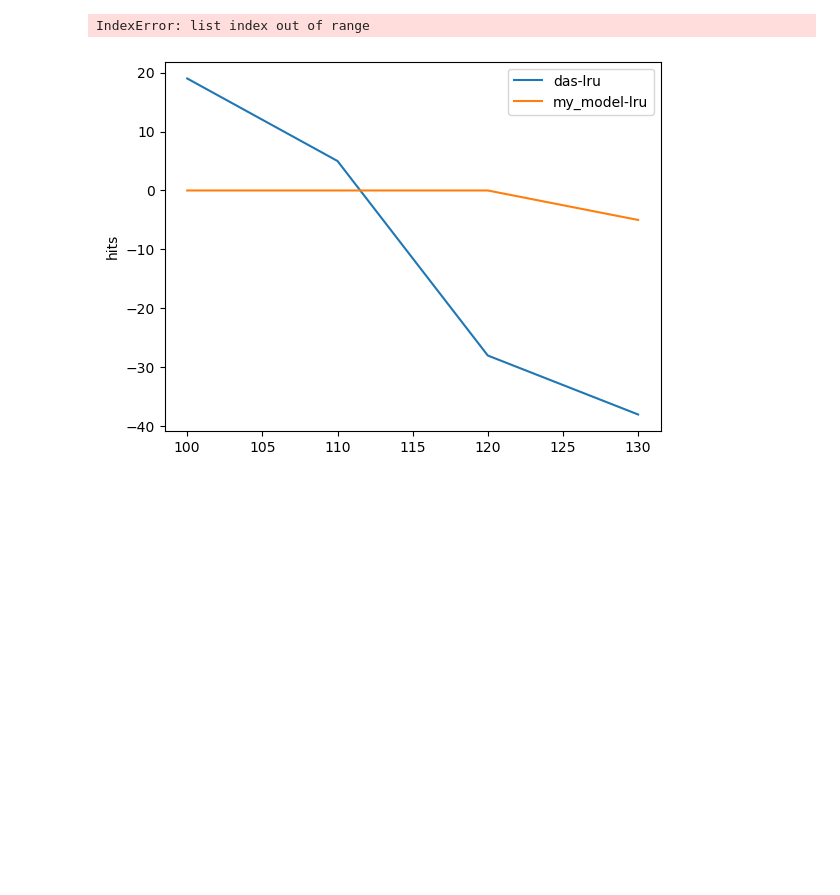
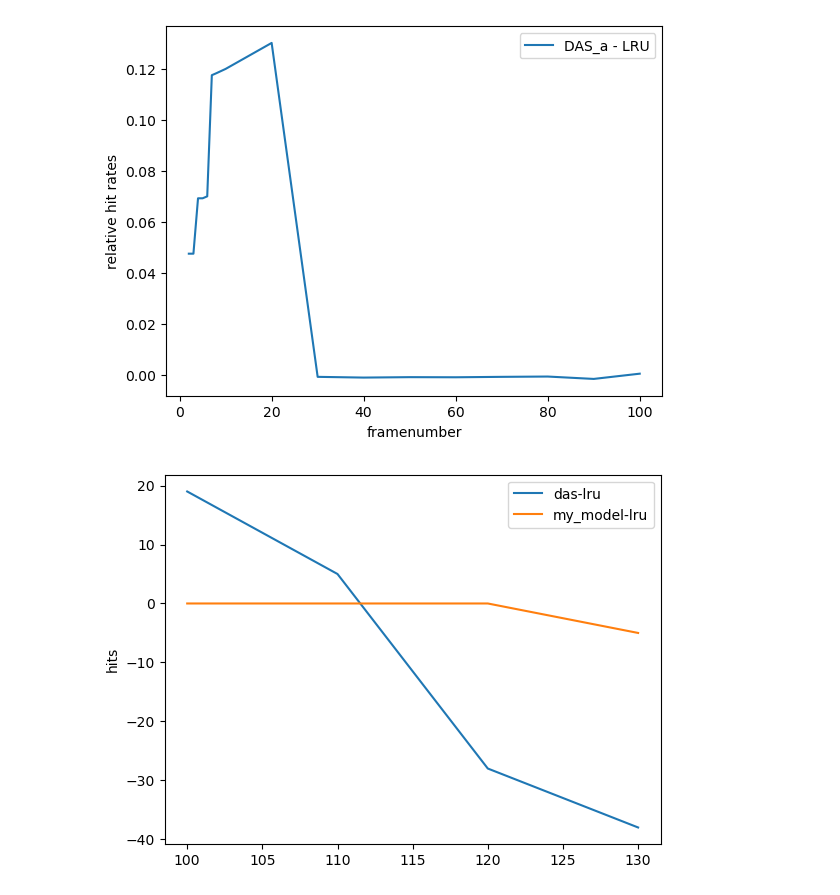
Before and after one commit to DEAVEN-MITCH/2023OS-contest-group2, a Jupyter notebook: print.ipynb, the cells around one changed output. Drawn from its saved outputs; the diff is of its cells as text; code cells hidden in the pictures; blank space fills up the shorter version.

```diff
--- a/print.ipynb
+++ b/print.ipynb
@@ -2,19 +2,20 @@
 import matplotlib.pyplot as plt
 import numpy as np
 from readData import read_hit_rates
-# %%
-PATH = "./output.txt"
-
-x = np.array([300,400,500,600])
-lru = read_hit_rates(PATH, "LRU")
-# plt.plot(x, da, label='das-lru')
-# plt.plot(x, my, label='my_model-lru')
-# plt.ylabel('hits')
-# plt.legend()
-# plt.show()
-lru
-# %% [output]
-IndexError: list index out of range
+# %%
+PATH = "./output.txt"
+
+x = np.array([2,3,4,5,6,7,8,9,10,20,30,40,50,60,70,80,90,100])
+lru = np.array(read_hit_rates(PATH, "LRU"))
+das_a = np.array(read_hit_rates(PATH, "DAS_a"))
+plt.plot(x, das_a-lru, label='DAS_a - LRU')
+plt.title("lu.txt")
+plt.xlabel("framenumber")
+plt.ylabel('relative hit rates')
+plt.legend()
+plt.show()
+# %% [output]
+[figure, added]
 # %%
 x = [100,110,120,130]
 das = [15354,15747,16138,16620]
```
Also changed, not shown: 2 other files.
